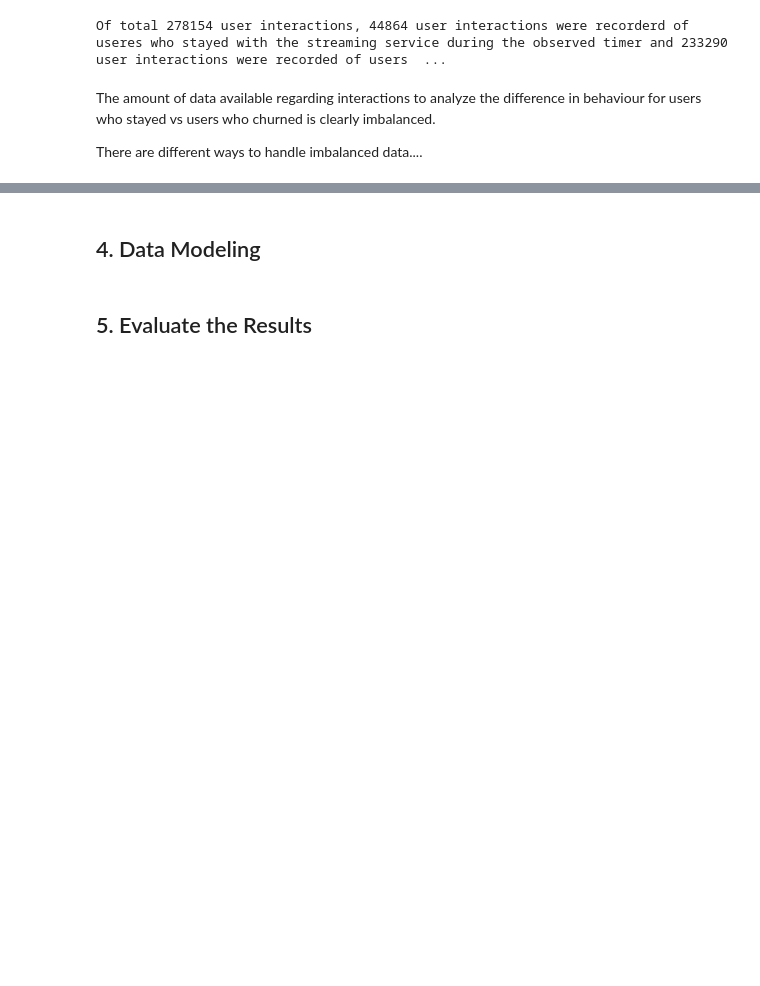
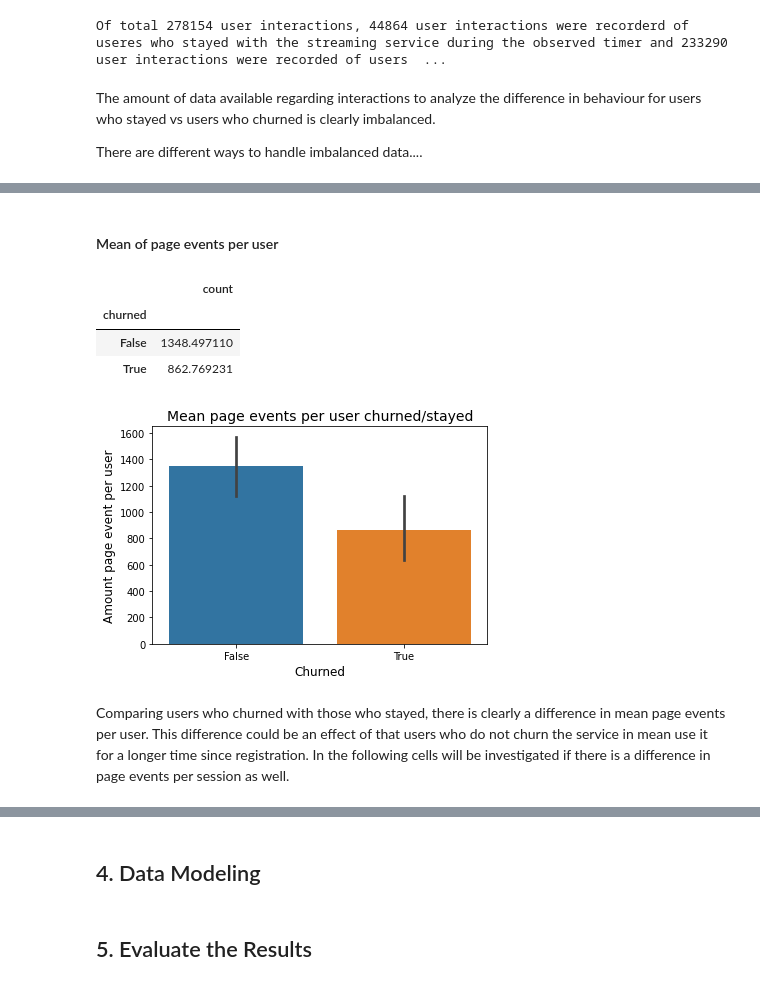
Before and after one commit to LeopoldWalther/SparkChurnDetection, a Jupyter notebook: Sparkify.ipynb, the cells around one changed output, grey strips where cells are left out. Cells and saved outputs as stored; diff of their text form; code cells hidden in the pictures; blank space fills up the shorter version.

```diff
--- a/Sparkify.ipynb
+++ b/Sparkify.ipynb
@@ -628,0 +658,3 @@ SyntaxError: invalid syntax (<ipython-input-157-fd30f9e555de>, line 3)
+# %%
+# create extrac column "downgraded"
+user_log_valid = user_log_valid.withColumn('downgrade_event', flag_downgrade_event('page'))
@@ -628,0 +671,3 @@ SyntaxError: invalid syntax (<ipython-input-157-fd30f9e555de>, line 3)
+# %%
+# create new column "hour" by applying udf get_hour
+user_log_valid = user_log_valid.withColumn('hour', get_hour(user_log_valid.ts))
@@ -628,0 +719,7 @@ SyntaxError: invalid syntax (<ipython-input-157-fd30f9e555de>, line 3)
+# %%
+# page events per user
+page_event_per_user = user_log_valid.select('page','userId', 'churned').groupby('userId', 'churned').count()
+page_event_per_user.orderBy('count', ascending=False).show(n=10)
+
+# convert spark object ot pandas dataframe
+page_event_per_user_pd = page_event_per_user.toPandas()
@@ -628,0 +742,20 @@ SyntaxError: invalid syntax (<ipython-input-157-fd30f9e555de>, line 3)
+# %% [markdown]
+#### Mean of page events per user
+# %%
+page_event_per_user_pd.groupby('churned').mean()
+# %% [output]
+|  | count |
+| churned |  |
+| False | 1348.497110 |
+| True | 862.769231 |
+# %%
+# Plot
+sns.barplot(x='churned', y='count', data=page_event_per_user_pd)
+plt.xlabel('Churned', fontsize=12)
+plt.ylabel('Amount page event per user', fontsize=12)
+plt.title('Mean page events per user churned/stayed', fontsize=14)
+plt.show()
+# %% [output]
+[figure, added]
+# %% [markdown]
+Comparing users who churned with those who stayed, there is clearly a difference in mean page events per user. This difference could be an effect of that users who do not churn the service in mean use it for a longer time since registration. In the following cells will be investigated if there is a difference in page events per session as well.
```
Also changed, not shown: parts of 46 cells of this notebook.
